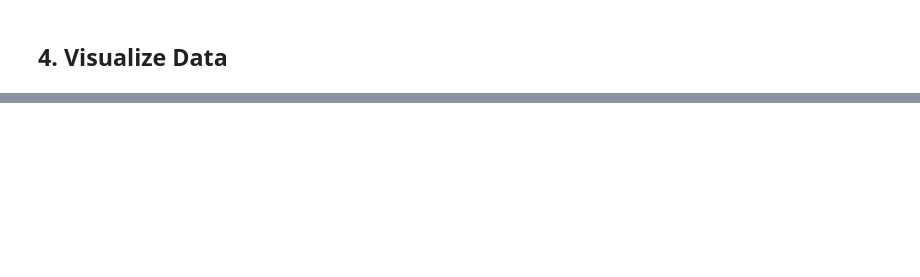
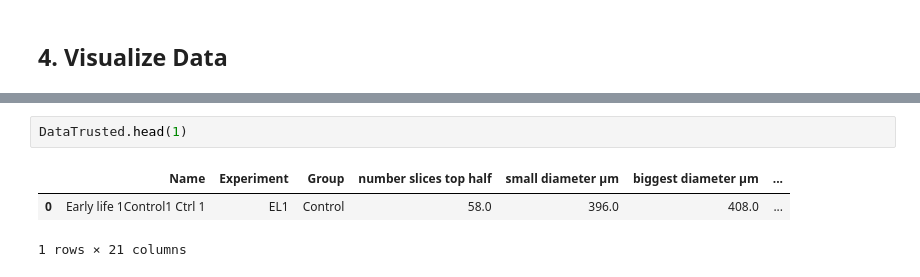
Before and after one commit to DaRoemer/OrganoCellQuant, a Jupyter notebook: Cell_count_analysis.ipynb, the cells around one changed output, grey strips where cells are left out. Saved outputs shown, nothing was run; the diff lists cells and outputs as text; blank space fills up the shorter version.

```diff
--- a/Cell_count_analysis.ipynb
+++ b/Cell_count_analysis.ipynb
@@ -128,0 +198,6 @@ $\log\left(\frac{cells}{\mu\mathrm{m}^3}\right)$
+# %%
+DataTrusted.head(1)
+# %% [output]
+|  | Name | Experiment | Group | number slices top half | small diameter µm | biggest diameter µm | ... |
+| 0 | Early life 1Control1 Ctrl 1 | EL1 | Control | 58.0 | 396.0 | 408.0 | ... |
+1 rows × 21 columns
```
Also changed, not shown: parts of 15 cells of this notebook.
